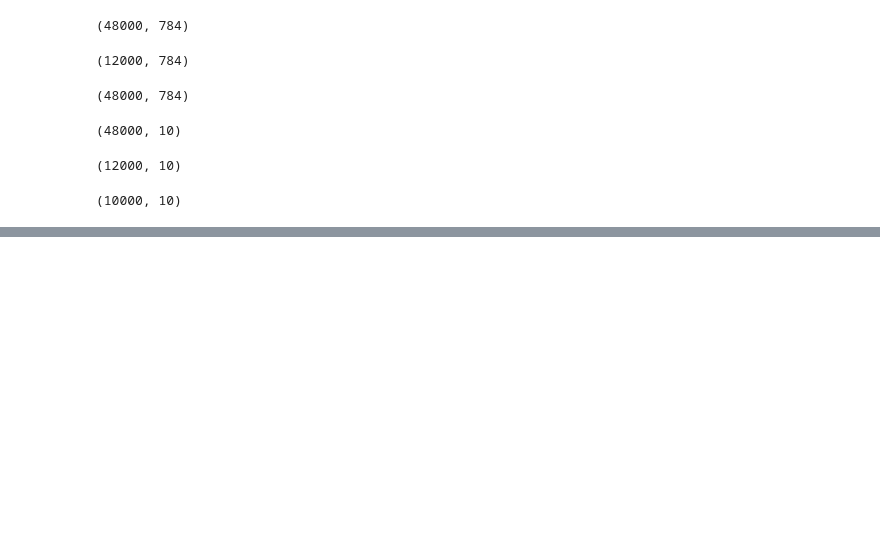
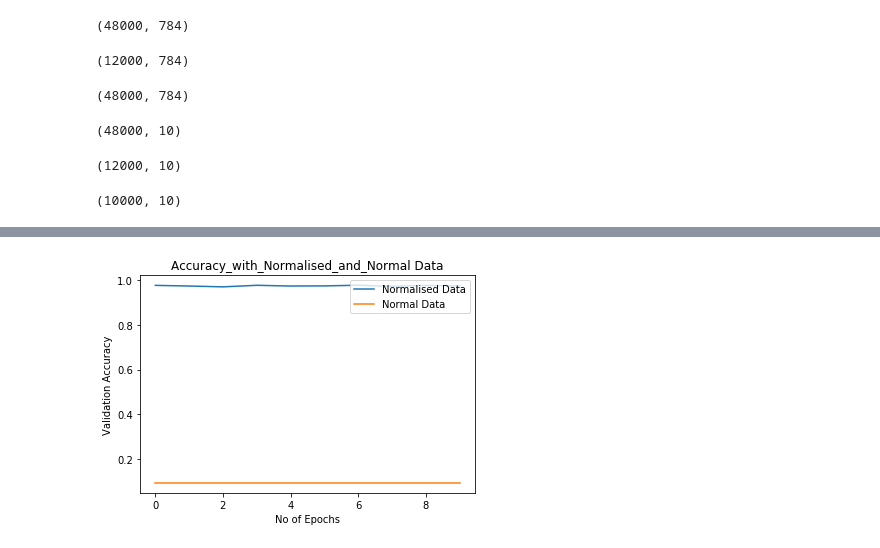
Before and after one commit to Gurupradeep/Artificial-Intelligence, a Jupyter notebook: Assignment1/Notebooks/Simple Neural Network for MNIST.ipynb, the cells around one changed output, grey strips where cells are left out. Cells and saved outputs as stored; diff of their text form; code cells hidden in the pictures; blank space fills up the shorter version.

```diff
--- a/Assignment1/Notebooks/Simple Neural Network for MNIST.ipynb
+++ b/Assignment1/Notebooks/Simple Neural Network for MNIST.ipynb
@@ -157,0 +211,4 @@ Epoch 2/2
+# %%
+normalised = pd.read_csv("MNIST_normalised_model.csv")
+# %%
+normal = pd.read_csv('MNIST_model.csv')
@@ -157,0 +243,11 @@ Epoch 2/2
+# %%
+pylab.plot(normalised['epoch'],normalised['val_acc'],label = 'Normalised Data')
+pylab.plot(normal['epoch'], normal['val_acc'],label = 'Normal Data')
+figure = pylab.legend(loc = 'upper right')
+pylab.xlabel("No of Epochs")
+pylab.ylabel("Validation Accuracy")
+plt.title('Accuracy_with_Normalised_and_Normal Data')
+pylab.savefig("Accuracy_with_Normalised_and_Normal Data")
+pylab.show()
+# %% [output]
+[figure, added]
```
Also changed, not shown: parts of 38 cells of this notebook.
